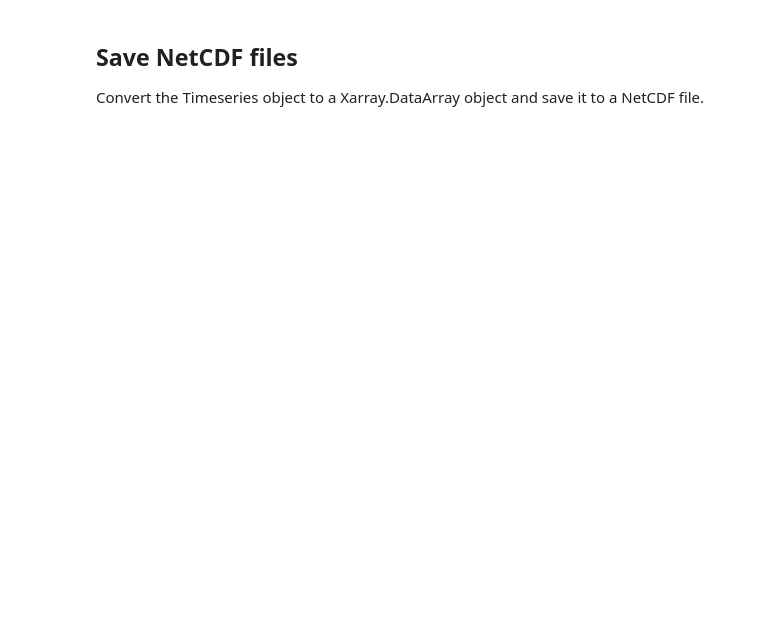
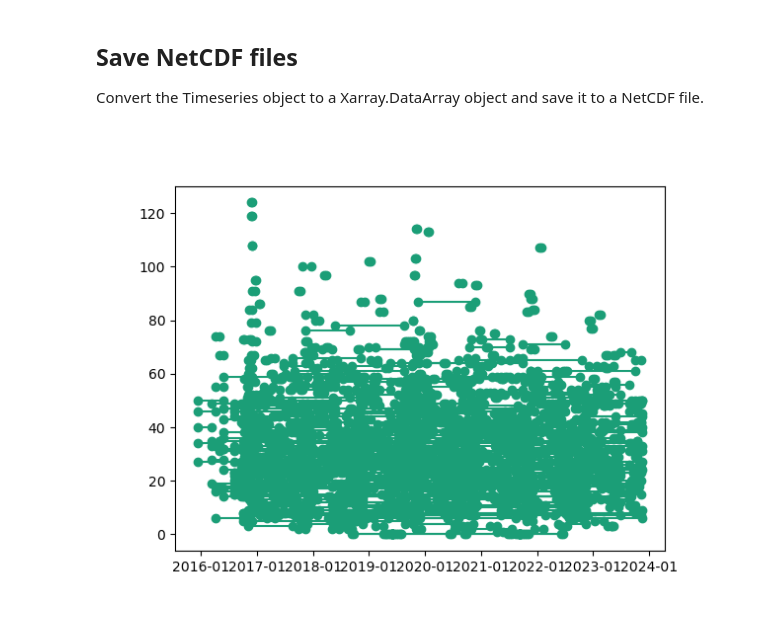
Before and after one commit to dawiedotcom/sar_extract_timeseries, a Jupyter notebook: SAR_amplitude_timeseries.ipynb, the cells around one changed output. Drawn from its saved outputs; the diff is of its cells as text; code cells hidden in the pictures; blank space fills up the shorter version.

Commit message:
Add coherence plot

```diff
--- a/SAR_amplitude_timeseries.ipynb
+++ b/SAR_amplitude_timeseries.ipynb
@@ -228,0 +268,11 @@ Button(description='Show', style=ButtonStyle())
+# %%
+
+# Set the path to the directory with GeoTiff files
+folder_path = '../coherence_time_series/InSAR_coherence'
+filelist = get_filelist(folder_path)
+
+#
+timeseries = CoherencePlot(filelist)
+
+## Display the map
+timeseries.show_map()
@@ -253,3 +307,16 @@ ds = xr.DataArray(
 )
 ds.to_netcdf('test.nc')
 ds
+# %%
+#for a, b in zip(timeseries.extractor.data['start_end_date', 'values_1']):
+#    print(a, b)
+import matplotlib.dates as mdates
+
+fig, ax = plt.subplots()
+ax.xaxis.set_major_formatter(mdates.DateFormatter('%Y-%m'))
+
+color = [val/255 for val in colorbrewer.Dark2[3][0]]
+for a, b in zip(timeseries.extractor.data['start_end_date'], timeseries.extractor.data['values_1']):
+    ax.plot(a, [b,b], marker='o', color=color)
+# %% [output]
+[figure, added]
```
Also changed, not shown: parts of 8 cells of this notebook.
